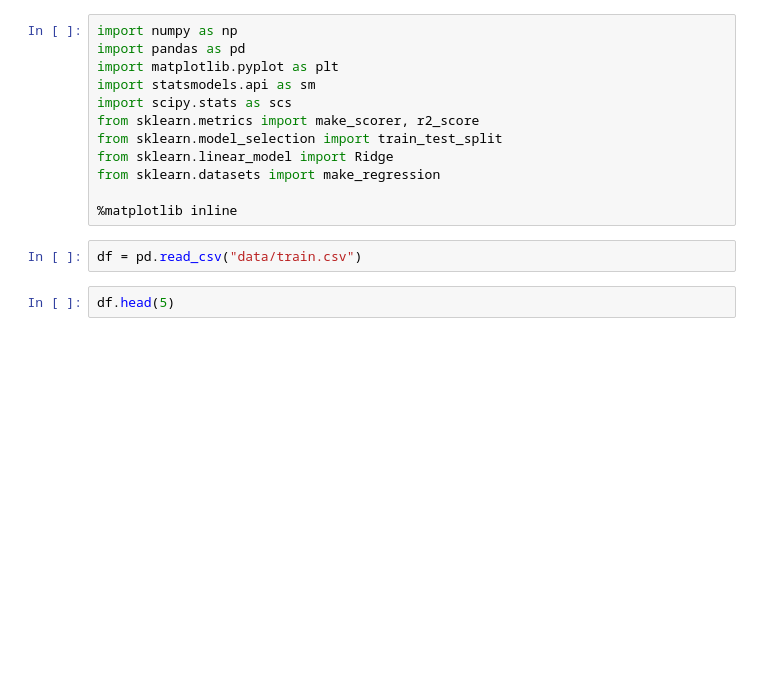
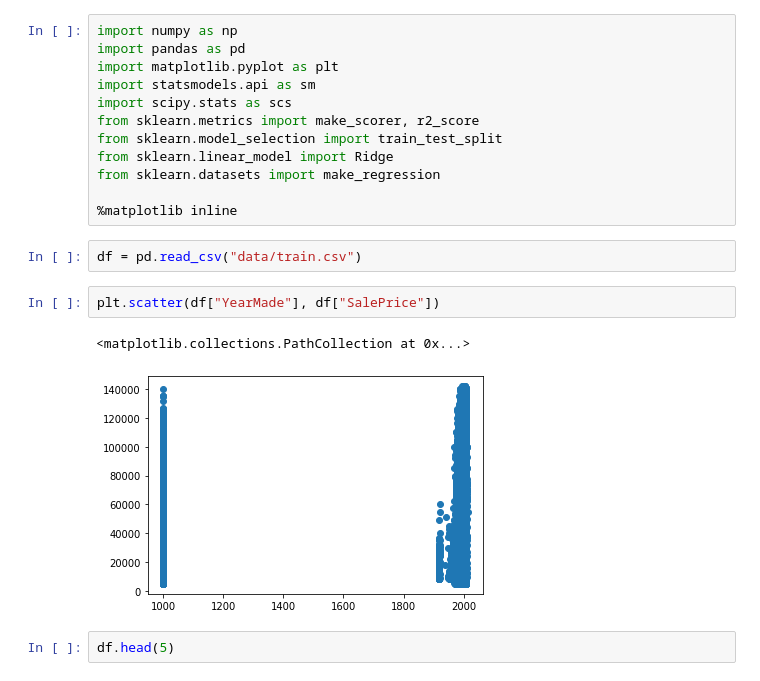
Before and after one commit to morganabbitt/Regression-Analysis, a Jupyter notebook: chul.ipynb, the cells around one changed output. Saved outputs shown, nothing was run; the diff lists cells and outputs as text; blank space fills up the shorter version.

```diff
--- a/chul.ipynb
+++ b/chul.ipynb
@@ -12,6 +12,11 @@ from sklearn.datasets import make_regression
 %matplotlib inline
 # %%
 df = pd.read_csv("data/train.csv")
+# %%
+plt.scatter(df["YearMade"], df["SalePrice"])
+# %% [output]
+<matplotlib.collections.PathCollection at 0x...>
+[figure, added]
 # %%
 df.head(5)
 # %% [output]
```
Also changed, not shown: parts of 20 cells of this notebook.
